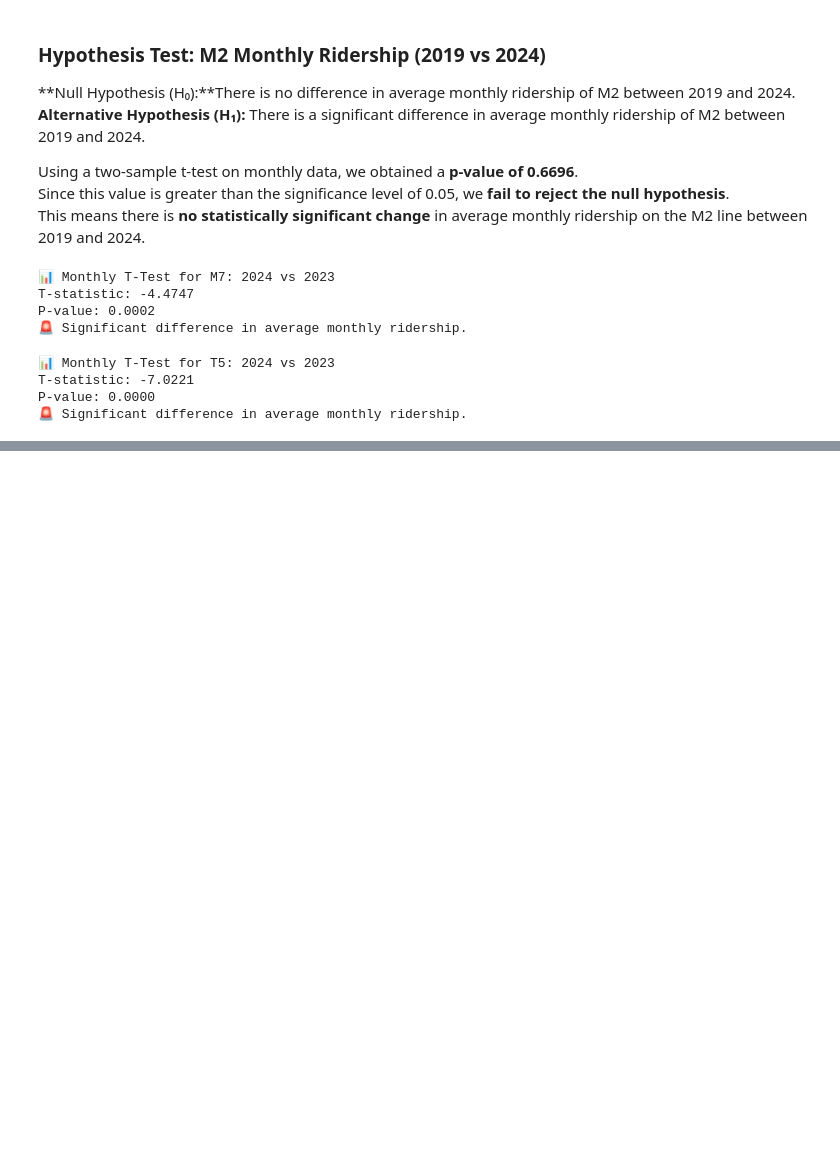
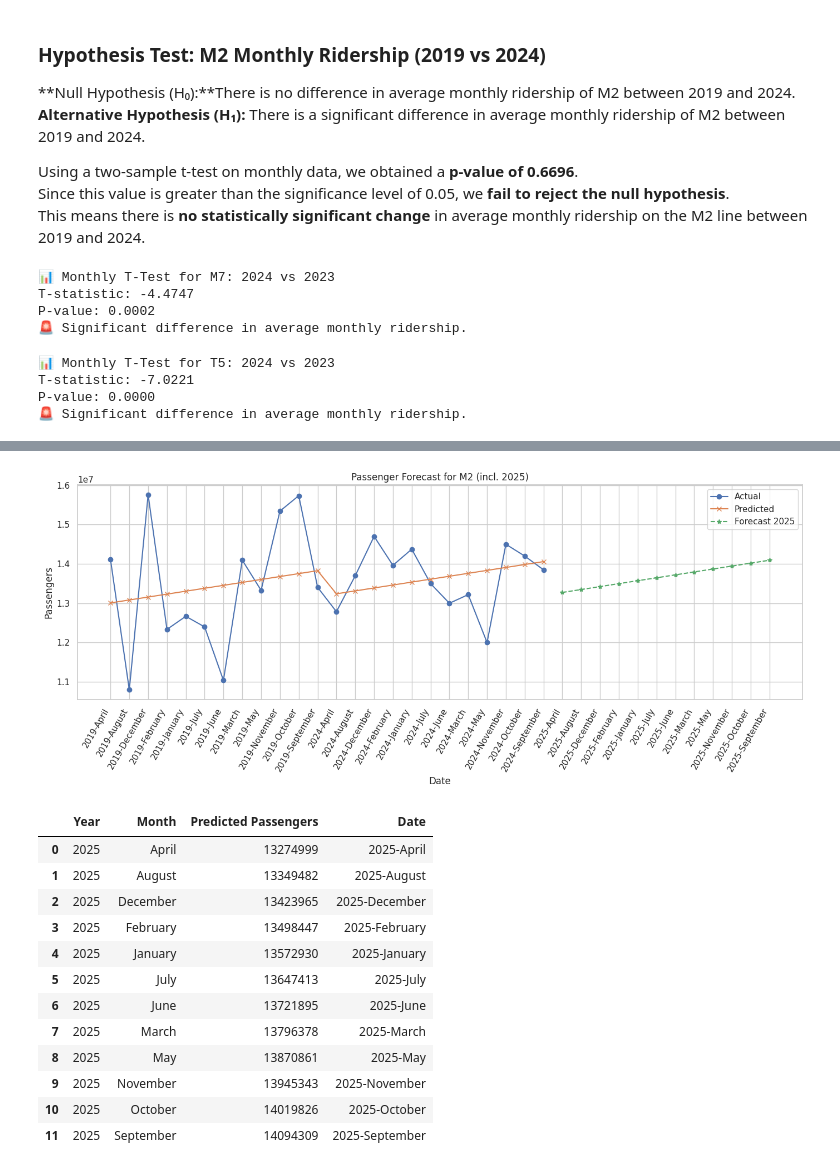
Before and after one commit to ardaadisen/DSA210-Data-Science-Project, a Jupyter notebook: repo/notebooks/metro_analysis.ipynb, the cells around one changed output, grey strips where cells are left out. Saved outputs shown, nothing was run; the diff lists cells and outputs as text; code cells hidden in the pictures; blank space fills up the shorter version.

Commit message:
updated metro_analysis.ipynb for phase 3

```diff
--- a/repo/notebooks/metro_analysis.ipynb
+++ b/repo/notebooks/metro_analysis.ipynb
@@ -126,0 +145,3 @@ P-value: 0.0000
+# %%
+# Load the enriched dataset
+df = pd.read_csv("istanbul_metro_enriched_with_population.csv")
@@ -126,0 +201,18 @@ P-value: 0.0000
+# %%
+# Example: Run the model for M2
+predict_passengers_with_forecast("M2")
+# %% [output]
+[figure, added]
+|  | Year | Month | Predicted Passengers | Date |
+| 0 | 2025 | April | 13274999 | 2025-April |
+| 1 | 2025 | August | 13349482 | 2025-August |
+| 2 | 2025 | December | 13423965 | 2025-December |
+| 3 | 2025 | February | 13498447 | 2025-February |
+| 4 | 2025 | January | 13572930 | 2025-January |
+| 5 | 2025 | July | 13647413 | 2025-July |
+| 6 | 2025 | June | 13721895 | 2025-June |
+| 7 | 2025 | March | 13796378 | 2025-March |
+| 8 | 2025 | May | 13870861 | 2025-May |
+| 9 | 2025 | November | 13945343 | 2025-November |
+| 10 | 2025 | October | 14019826 | 2025-October |
+| 11 | 2025 | September | 14094309 | 2025-September |
```
Also changed, not shown: parts of 13 cells of this notebook.
